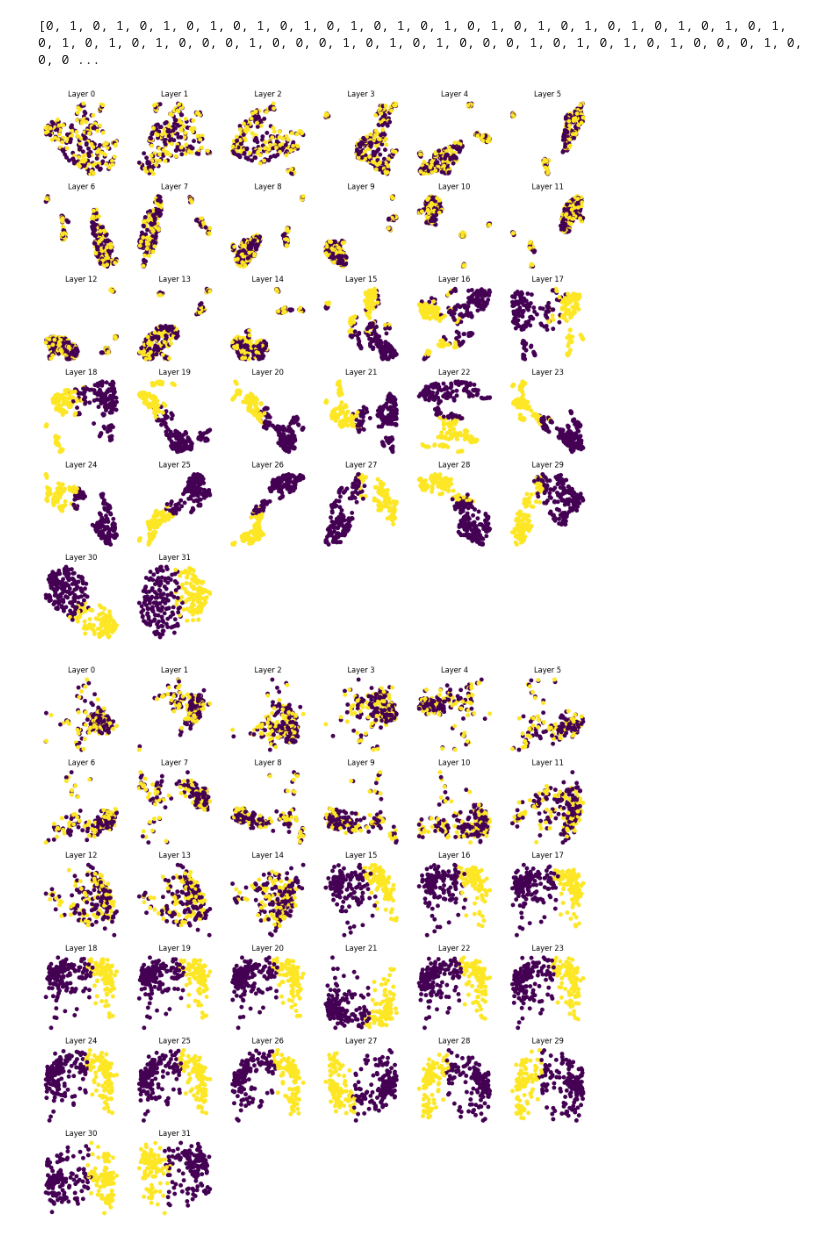
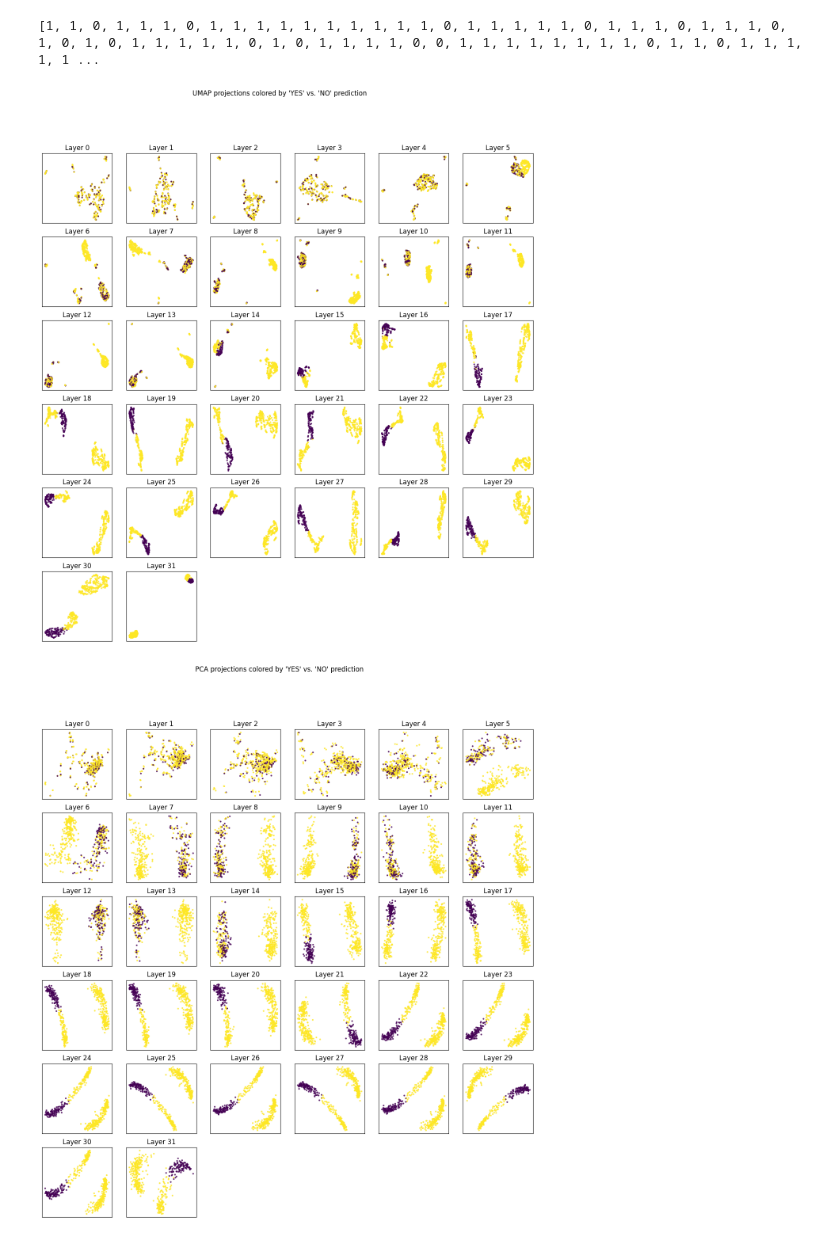
Before and after one commit to KaiNylund/7180-power-team, a Jupyter notebook: vis_activations.ipynb, the cells around one changed output. Drawn from its saved outputs; the diff is of its cells as text; code cells hidden in the pictures.

Commit message:
adding results from initial probing exps.

```diff
--- a/vis_activations.ipynb
+++ b/vis_activations.ipynb
@@ -8,7 +10,7 @@ from sklearn.decomposition import PCA
 
 pca = PCA(n_components=2)
 # %%
-with open("./results/raw_activations/llama31_8b_instruct_contrasting_power_over_meta.json") as json_data:
+with open("./activation_results/llama31_8b_instruct_contrasting_power_over_results.json") as json_data:
     data = json.load(json_data)
 len(data["samples"])
 # %% [output]
@@ -16,54 +18,57 @@ len(data["samples"])
 # %%
 yes_no_labels = [s["top_tokens"][0]["word"] for s in data["samples"]]
-yes_no_binary_labels = []
+yes_no_answer_labels = []
 for l in yes_no_labels:
     if l == "YES":
-        yes_no_binary_labels.append(1)
+        yes_no_answer_labels.append(1)
     elif l == "NO":
-        yes_no_binary_labels.append(0)
+        yes_no_answer_labels.append(0)
     else:
-        yes_no_binary_labels.append(-1)
+        yes_no_answer_labels.append(-1)
 
-print(yes_no_binary_labels)
+print(yes_no_answer_labels)
 # %% [output]
-[0, 1, 0, 1, 0, 1, 0, 1, 0, 1, 0, 1, 0, 1, 0, 1, 0, 1, 0, 1, 0, 1, 0, 1, 0, 1, 0, 1, 0, 1, 0, 1, 0, 1, 0, 1, 0, 1, 0, 0, 0, 1, 0, 0, 0, 1, 0, 1, 0, 1, 0, 0, 0, 1, 0, 1, 0, 1, 0, 1, 0, 0, 0, 1, 0, 0, 0 ...
+[1, 1, 0, 1, 1, 1, 0, 1, 1, 1, 1, 1, 1, 1, 1, 1, 1, 0, 1, 1, 1, 1, 1, 0, 1, 1, 1, 0, 1, 1, 1, 0, 1, 0, 1, 0, 1, 1, 1, 1, 1, 0, 1, 0, 1, 1, 1, 1, 0, 0, 1, 1, 1, 1, 1, 1, 1, 1, 0, 1, 1, 0, 1, 1, 1, 1, 1 ...
 # %%
-correlations = np.empty()
-
 fig, axs = plt.subplots(6, 6, figsize=(16, 16))
 axs = axs.flatten()
 umap_fn = umap.UMAP()
 for layer in tqdm(range(32)):
     if layer < 10:
-        fname = f"./results/raw_activations/llama31_8b_instruct_contrasting_power_over_layer0{layer}.npy"
+        fname = f"./activation_results/llama31_8b_instruct_contrasting_power_over_layer0{layer}.npy"
     else:
-        fname = f"./results/raw_activations/llama31_8b_instruct_contrasting_power_over_layer{layer}.npy"
+        fname = f"./activation_results/llama31_8b_instruct_contrasting_power_over_layer{layer}.npy"
     layer_vals = np.load(fname)
     layer_proj = umap_fn.fit_transform(layer_vals)
-    axs[layer].scatter(layer_proj[:, 0], layer_proj[:, 1], c=yes_no_binary_labels)
-    axs[layer].set_axis_off()
+    axs[layer].scatter(layer_proj[:, 0], layer_proj[:, 1], c=yes_no_answer_labels, s=4, alpha=0.75)
+    axs[layer].set_xticks([])
+    axs[layer].set_yticks([])
     axs[layer].set_title(f"Layer {layer}")
 for i in range(32, 36):
     axs[i].set_axis_off()
+fig.suptitle("UMAP projections colored by 'YES' vs. 'NO' prediction")
 plt.show()
+
+fig, axs = plt.subplots(6, 6, figsize=(16, 16))
+axs = axs.flatten()
+umap_fn = umap.UMAP()
+all_layer_pca_projs = np.zeros((32, len(yes_no_answer_labels), 2))
+for layer in tqdm(range(32)):
+    if layer < 10:
+        fname = f"./activation_results/llama31_8b_instruct_contrasting_power_over_layer0{layer}.npy"
+    else:
+        fname = f"./activation_results/llama31_8b_instruct_contrasting_power_over_layer{layer}.npy"
+    layer_vals = np.load(fname)
+    layer_proj = pca.fit_transform(layer_vals)
+    all_layer_pca_projs[layer] = layer_proj
+    axs[layer].scatter(layer_proj[:, 0], layer_proj[:, 1], c=yes_no_answer_labels, s=4, alpha=0.75)
+    axs[layer].set_xticks([])
+    axs[layer].set_yticks([])
+    axs[layer].set_title(f"Layer {layer}")
+for i in range(32, 36):
+    axs[i].set_axis_off()
+fig.suptitle("PCA projections colored by 'YES' vs. 'NO' prediction")
+plt.show()
 # %% [output]
-[figure, old version]
+[figure, new version]
+[figure, added]
-# %%
-fig, axs = plt.subplots(6, 6, figsize=(16, 16))
-axs = axs.flatten()
-umap_fn = umap.UMAP()
-for layer in tqdm(range(32)):
-    if layer < 10:
-        fname = f"./results/raw_activations/llama31_8b_instruct_contrasting_power_over_layer0{layer}.npy"
-    else:
-        fname = f"./results/raw_activations/llama31_8b_instruct_contrasting_power_over_layer{layer}.npy"
-    layer_vals = np.load(fname)
-    layer_proj = pca.fit_transform(layer_vals)
-    axs[layer].scatter(layer_proj[:, 0], layer_proj[:, 1], c=yes_no_binary_labels)
-    axs[layer].set_axis_off()
-    axs[layer].set_title(f"Layer {layer}")
-for i in range(32, 36):
-    axs[i].set_axis_off()
-plt.show()
-# %% [output]
-[figure, removed]
```
Also changed, not shown: parts of 8 cells of this notebook, 2 other files.
